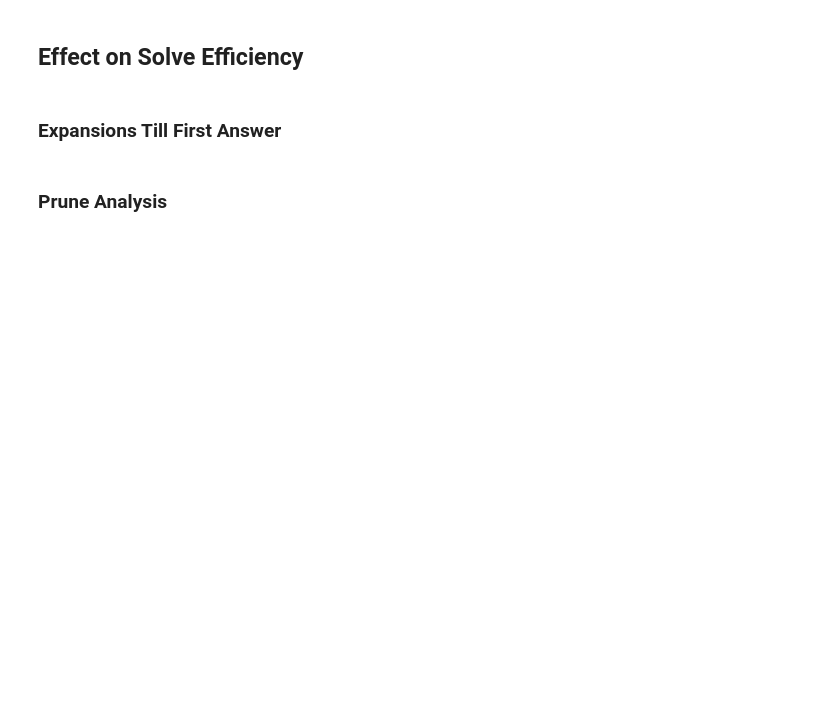
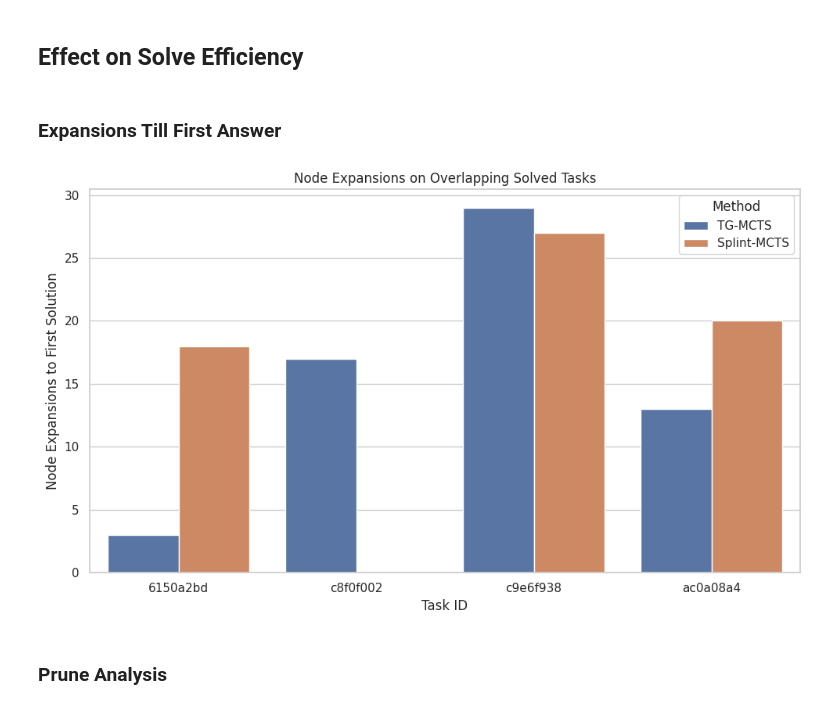
Before and after one commit to MGWSimpson/AlphaARC, a Jupyter notebook: analysis/search_results.ipynb, the cells around one changed output. Saved outputs shown, nothing was run; the diff lists cells and outputs as text; code cells hidden in the pictures; blank space fills up the shorter version.

```diff
--- a/analysis/search_results.ipynb
+++ b/analysis/search_results.ipynb
@@ -14,5 +163,54 @@
 ## Effect on Solve Efficiency
 # %% [markdown]
 ### Expansions Till First Answer
+# %%
+# can actually do this now.
+
+def plot_overlapping_efficiency(overlap, tg_mcts_nodes, splint_mcts_nodes):
+    # Build DataFrame
+    data = []
+    for task in overlap:
+        data.append({"Task": task, "Method": "TG-MCTS", "Nodes Used": tg_mcts_nodes[task]})
+        data.append({"Task": task, "Method": "Splint-MCTS", "Nodes Used": splint_mcts_nodes[task]})
+
+    df = pd.DataFrame(data)
+
+    # Plot
+    sns.set(style="whitegrid")
+    plt.figure(figsize=(10, 6))
+    ax = sns.barplot(data=df, x="Task", y="Nodes Used", hue="Method")
+
+    ax.set_title("Node Expansions on Overlapping Solved Tasks")
+    ax.set_ylabel("Node Expansions to First Solution")
+    ax.set_xlabel("Task ID")
+    plt.legend(title="Method")
+    plt.tight_layout()
+    plt.show()
+
+
+
+def find_solved_tasks(path):
+    with open(path) as f:
+        data = json.load(f)
+
+    solved_tasks = {}
+
+
+    for task in data:
+
+        if task['success']:
+            solved_tasks[task['task']] = task['extra']['nodes_expanded']
+
+
+    return solved_tasks
+
+tg_mcts_results = find_solved_tasks('../results/tgmcts/experiment_results.json')
+splint_mcts_results = find_solved_tasks('../results/splintmctsprior/experiment_results.json')
+intersection = list(set(tg_mcts_results.keys()) & set(splint_mcts_results.keys()))
+
+
+plot_overlapping_efficiency(intersection, tg_mcts_results, splint_mcts_results)
+# %% [output]
+[figure, added]
 # %% [markdown]
 ### Prune Analysis
```
Also changed, not shown: parts of 8 cells of this notebook, 4 other files.
